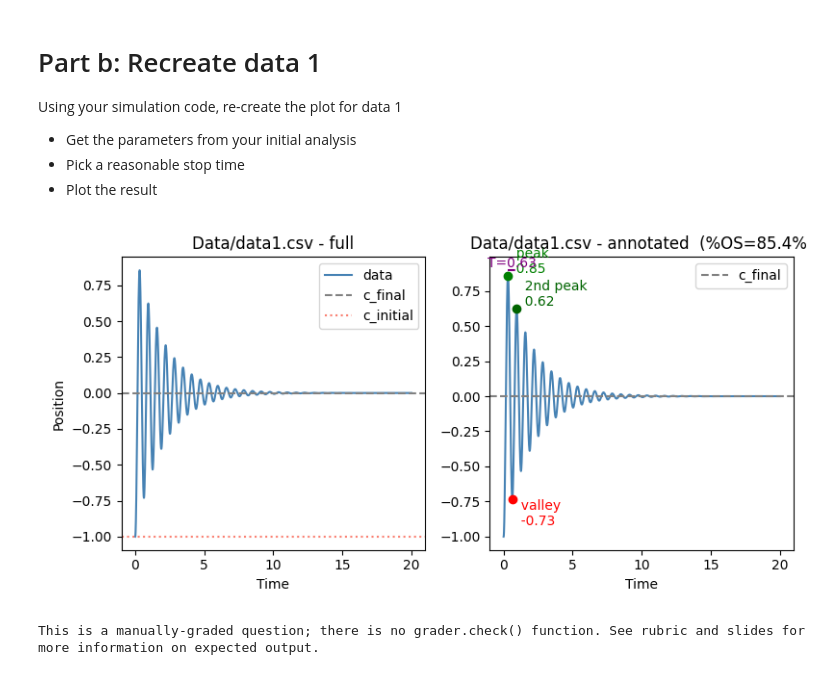
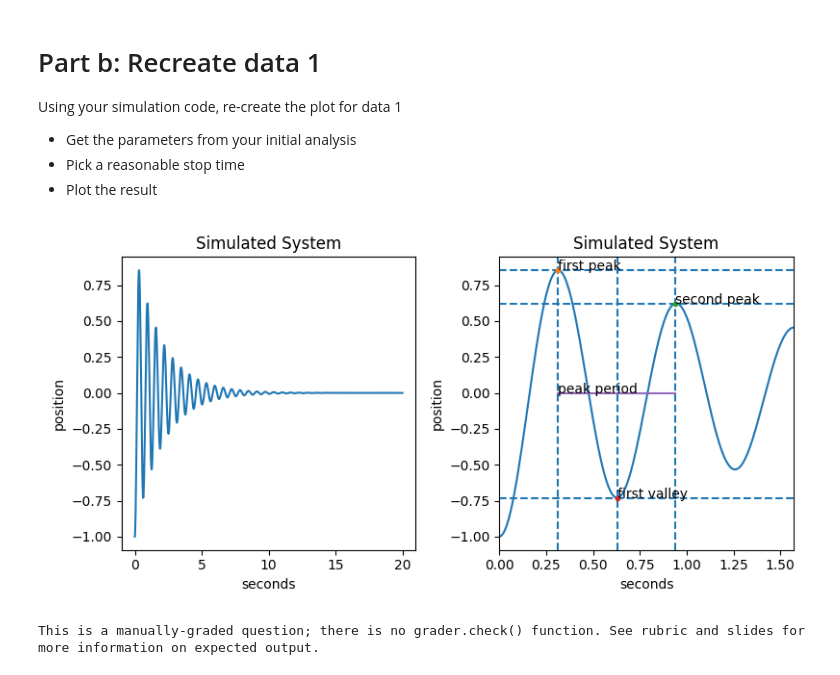
Before and after one commit to AndParker1/IntroPythonProgramming, a Jupyter notebook: Week_4_fitting/HW_2_system_analysis.ipynb, the cells around one changed output. Cells and saved outputs as stored; diff of their text form; code cells hidden in the pictures.

```diff
--- a/Week_4_fitting/HW_2_system_analysis.ipynb
+++ b/Week_4_fitting/HW_2_system_analysis.ipynb
@@ -229,7 +241,7 @@ def get_model_values(ts, vs, d, m=1.0):
 def analyze_data_from_values(ts, vs, mass=1.0):
     my_dict = get_system_constants(ts, vs)
     my_dict = get_peaks_and_valleys(ts, vs, my_dict)
-    my_dict = get_model_values(ts, vs, my_dict, m=mass)
+    my_dict = get_model_values(my_dict, mass)
     return my_dict
 # %%
 
@@ -337,0 +320,19 @@ def plot_system(axs, fname, m=1.0):
+# %%
+# Cell for writing additional plot functions
+
+def draw_analysis_lines(ax, d):
+    ax.axvline(d["t_peak"], linestyle = "--", label = "First peak")
+    ax.axvline(d["t_second_peak"], linestyle="--", label="Second peak")
+    ax.axvline(d["t_valley"], linestyle="--", label="First valley")
+
+    ax.axhline(d["c_peak"], linestyle="--")
+    ax.axhline(d["c_second_peak"], linestyle="--")
+    ax.axhline(d["c_valley"], linestyle="--")
+
+    ax.plot(d["t_peak"], d["c_peak"], ".")
+    ax.plot(d["t_second_peak"], d["c_second_peak"], ".")
+    ax.plot(d["t_valley"], d["c_valley"], ".")
+
+    ax.text(d["t_peak"], d["c_peak"], "first peak")
+    ax.text(d["t_second_peak"], d["c_second_peak"], "second peak")
+    ax.text(d["t_valley"], d["c_valley"], "first valley")
@@ -430,18 +476,17 @@ https://docs.google.com/presentation/d/1wd1SpTJiezfroDizaFkA6UxCgMQE_A4ZKCyJoNfa
 # It should implememt the Equations for dx/dt and d^2x/d^2t given above
 
 def spring_mass_derivative(state, t, params):
-    x = state[0]   # position
-    x_dot = state[1]   # velocity
+    x_pos = state[0]
+    dxdt = state[1]
 
     c = params['c']
     k = params['k']
     m = params['m']
 
-    # dx/dt is just the current velocity (pass-through)
-    # d²x/dt² is the equation of motion from the slides
-    x_ddot = (-c * x_dot - k * x) / m
 
-    return [x_dot, x_ddot]
+    dx2dxt2 = (-c * dxdt - k * x_pos) / m
+
+    return [dxdt, dx2dxt2]
 # %%
 # TEST CELL
 # Write a call to the derivative function to test it with known values
@@ -473,16 +518,16 @@ d²x/dt²: -25.0
 #   to run (and to plot)
 
 
-def simulate_spring_mass(x0, c, k, m, t_stop=10.0, t_step=0.05):
+def simulate_spring_mass(x0, c, k, m, t_stop=10.0, n_times=2000):
     params = {'c': c, 'k': k, 'm': m}
 
     initial_state = [x0, 0.0]  # starts at rest (dx/dt = 0)
 
-    ts = np.arange(0, t_stop, t_step)
+    ts = np.linspace(0, t_stop, n_times)
 
     result = integrate.odeint(spring_mass_derivative, initial_state, ts, args=(params,))
 
-    vs = result[:, 0]  # position only, not velocity
+    vs = result[:, 0]
 
     return ts, vs
 # %%
@@ -519,32 +564,32 @@ Using your simulation code, re-create the plot for data 1
 # %%
 nrows = 1
 ncols = 2
 fig, axs = plt.subplots(nrows, ncols, figsize=(8, 4))
 
 # Run your simulation, analyze it, and plot the results
 # Note: This SHOULD just be calling existing functions
 # Paraneters you should use for the simulate are the starting conditions for data1
 #    k is system_spring, c is system_damping
 # x0 = -1.0, c = 1.0, m = 1.0, k = 100.0
 # Simulate
 #  - gets ts and vs
 # Analayze
 #  - gets dictionary from ts and vs
 #  - use that data in your plot to plot the first/second peaks etc
 # Plot
 #  - plot the ts and vs with the peaks etc labeled (same as in part 1)
 
 
-ts_sim1, vs_sim1 = simulate_spring_mass(x0=-1.0, c=1.0, k=100.0, m=1.0, t_stop=10.0)
+ts_sim1, vs_sim1 = simulate_spring_mass(x0=-1.0, c=1.0, k=100.0, m=1.0, t_stop=20.0)
 
 dict_sim1 = analyze_data_from_values(ts_sim1, vs_sim1, mass=1.0)
 
-plot_system(axs, "Data/data1.csv")
+plot_system_from_values(axs, ts_sim1, vs_sim1, dict_sim1, m=1.0)
 
 # Make it fit better
 fig.tight_layout()
 # %% [output]
-[figure, old version]
+[figure, new version]
 # %%
 # Manual grade
 print("This is a manually-graded question; there is no grader.check() function. See rubric and slides for more information on expected output.")
```
Also changed, not shown: parts of 21 cells of this notebook, 1 other file.
